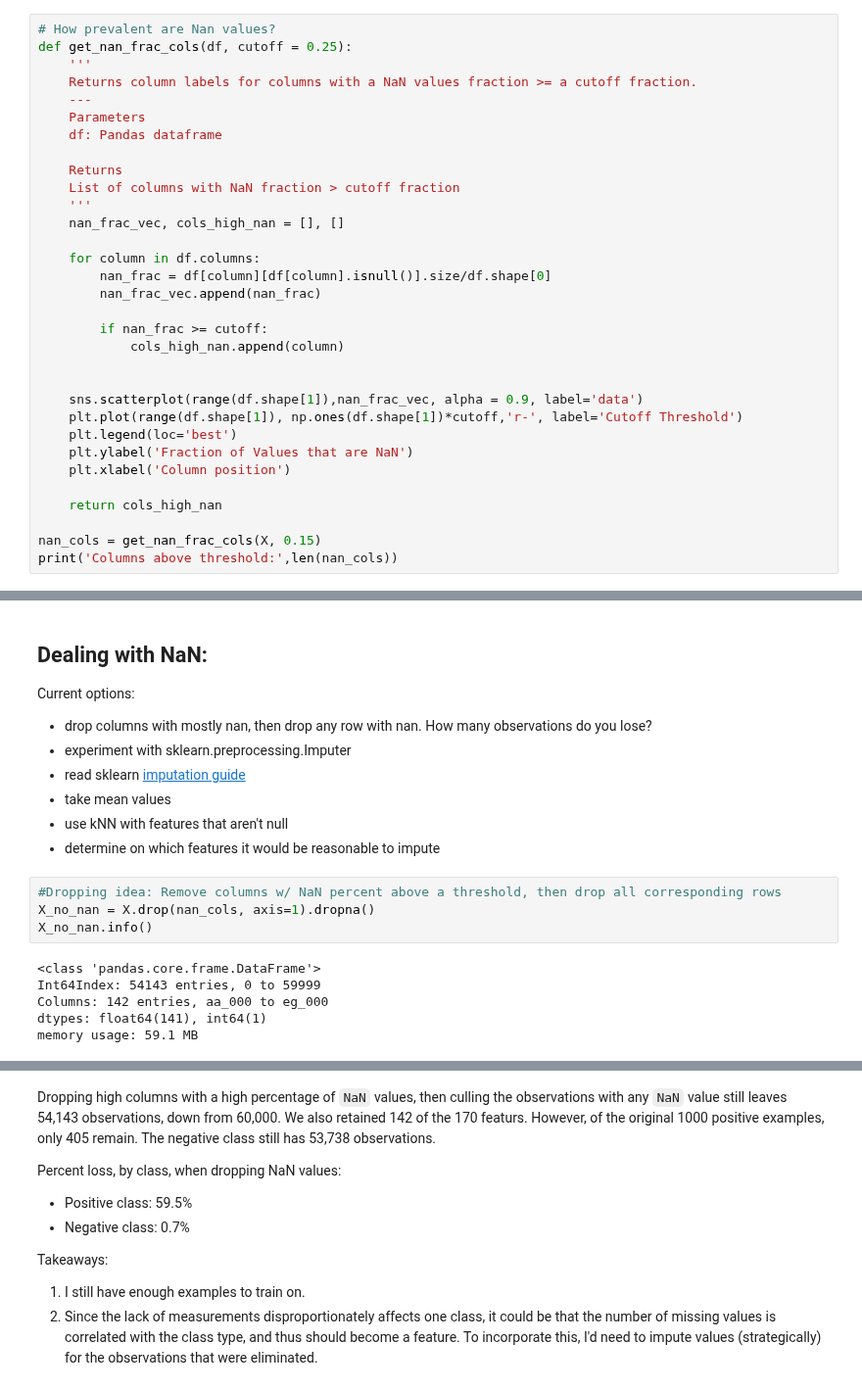
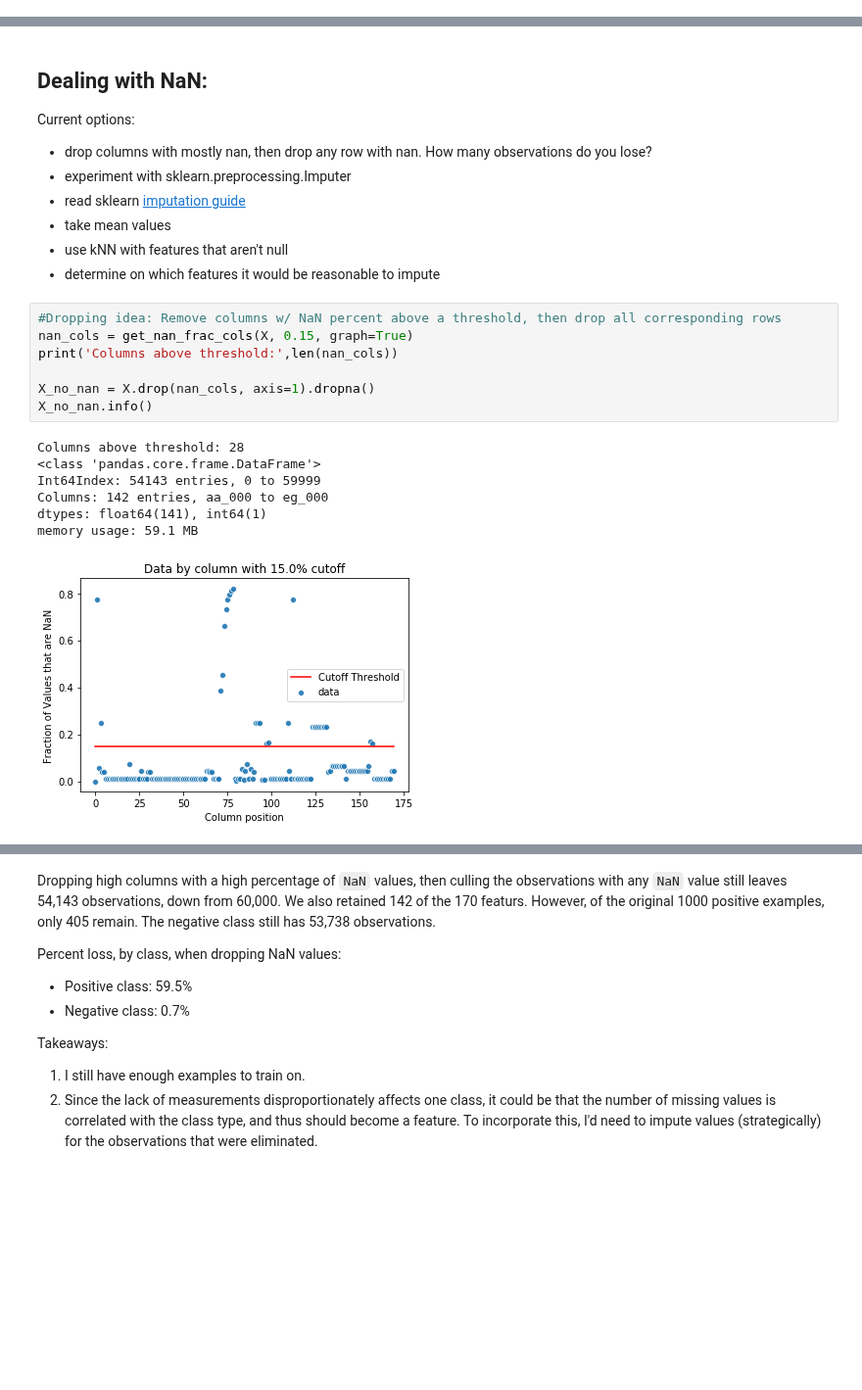
Before and after one commit to adamsxs/metis_project_03, a Jupyter notebook: APS_exploratory_data_walkthrough.ipynb, the cells around one changed output, grey strips where cells are left out. Shown at 98% size. Drawn from its saved outputs; the diff is of its cells as text; blank space fills up the shorter version.

Commit message:
added untuned classification methods, helper functions, and data text description

```diff
--- a/APS_exploratory_data_walkthrough.ipynb
+++ b/APS_exploratory_data_walkthrough.ipynb
@@ -81,35 +173,3 @@ Columns: 170 entries, aa_000 to eg_000
 dtypes: float64(169), int64(1)
 memory usage: 77.8 MB
 None
-# %%
-# How prevalent are Nan values?
-def get_nan_frac_cols(df, cutoff = 0.25):
-    '''
-    Returns column labels for columns with a NaN values fraction >= a cutoff fraction.
-    ---
-    Parameters
-    df: Pandas dataframe
-
-    Returns
-    List of columns with NaN fraction > cutoff fraction
-    '''
-    nan_frac_vec, cols_high_nan = [], []
-
-    for column in df.columns:
-        nan_frac = df[column][df[column].isnull()].size/df.shape[0]
-        nan_frac_vec.append(nan_frac)
-
-        if nan_frac >= cutoff:
-            cols_high_nan.append(column)
-
-
-    sns.scatterplot(range(df.shape[1]),nan_frac_vec, alpha = 0.9, label='data')
-    plt.plot(range(df.shape[1]), np.ones(df.shape[1])*cutoff,'r-', label='Cutoff Threshold')
-    plt.legend(loc='best')
-    plt.ylabel('Fraction of Values that are NaN')
-    plt.xlabel('Column position')
-
-    return cols_high_nan
-
-nan_cols = get_nan_frac_cols(X, 0.15)
-print('Columns above threshold:',len(nan_cols))
@@ -127,11 +188,16 @@ Current options:
 * determine on which features it would be reasonable to impute
 # %%
 #Dropping idea: Remove columns w/ NaN percent above a threshold, then drop all corresponding rows
+nan_cols = get_nan_frac_cols(X, 0.15, graph=True)
+print('Columns above threshold:',len(nan_cols))
+
 X_no_nan = X.drop(nan_cols, axis=1).dropna()
 X_no_nan.info()
 # %% [output]
+Columns above threshold: 28
 <class 'pandas.core.frame.DataFrame'>
 Int64Index: 54143 entries, 0 to 59999
 Columns: 142 entries, aa_000 to eg_000
 dtypes: float64(141), int64(1)
 memory usage: 59.1 MB
+[figure, added]
```
Also changed, not shown: parts of 31 cells of this notebook, 1 other file.
